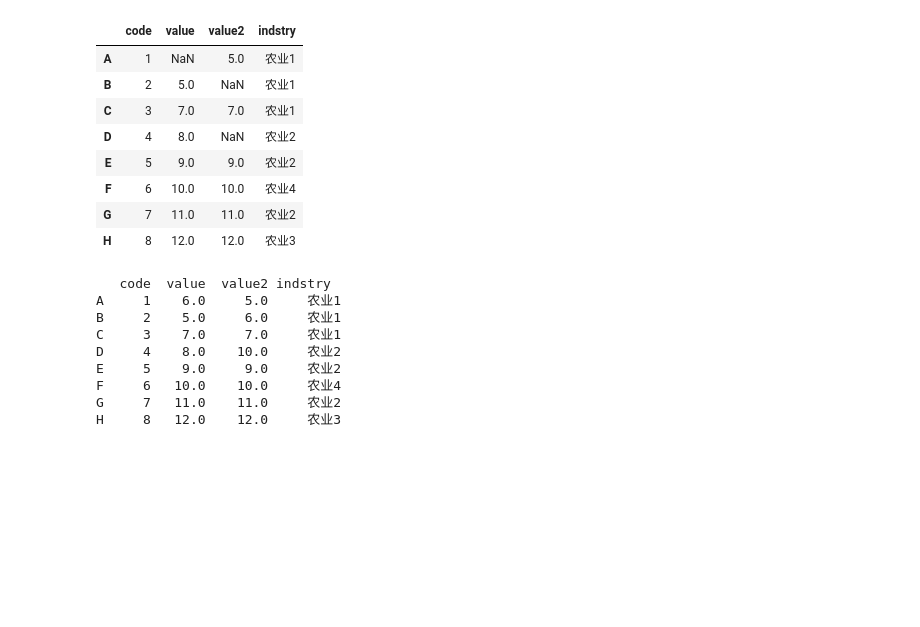
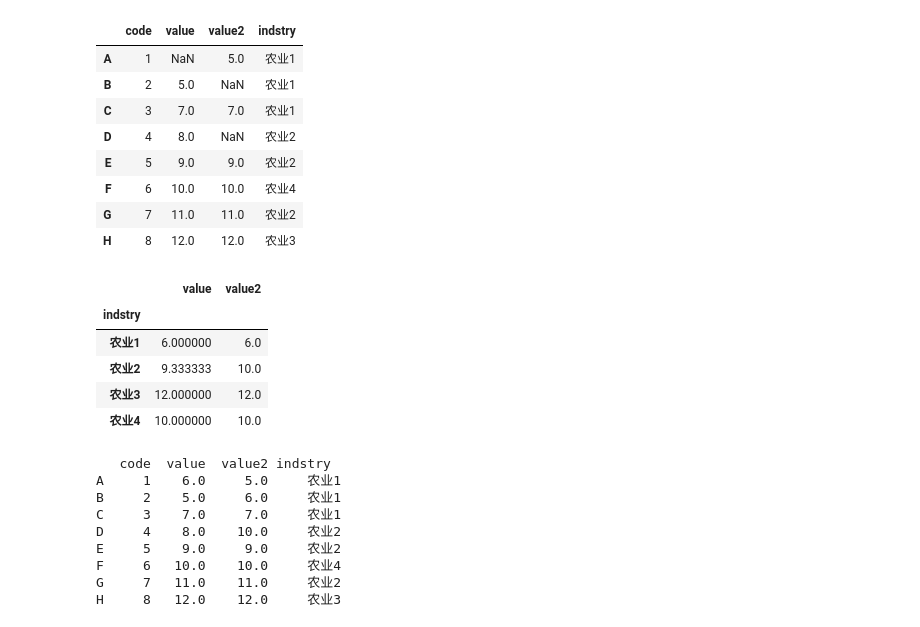
Before and after one commit to Mathematical-Jedi/2023-International-Mathematical-Model, a Jupyter notebook: yecanming/爬虫数据处理/pandas_test.ipynb, the cells around one changed output. Cells and saved outputs as stored; diff of their text form; code cells hidden in the pictures; blank space fills up the shorter version.

```diff
--- a/yecanming/爬虫数据处理/pandas_test.ipynb
+++ b/yecanming/爬虫数据处理/pandas_test.ipynb
@@ -65,3 +67,12 @@ df
+# %%
+df_mean
+# %% [output]
+|  | value | value2 |
+| indstry |  |  |
+| 农业1 | 6.000000 | 6.0 |
+| 农业2 | 9.333333 | 10.0 |
+| 农业3 | 12.000000 | 12.0 |
+| 农业4 | 10.000000 | 10.0 |
 # %%
 # 依次处理每一列
 for col in cols:
```
Also changed, not shown: parts of 2 cells of this notebook, 1 other file.
